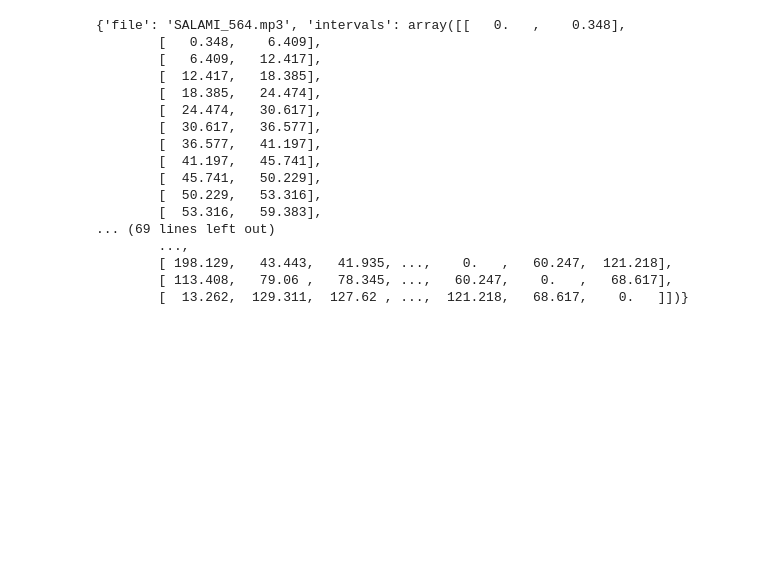
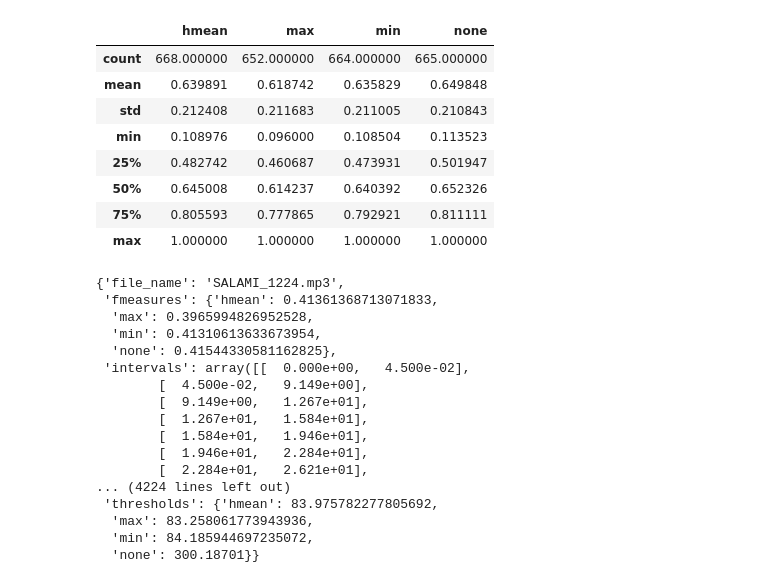
Before and after one commit to urinieto/similarity_classification, a Jupyter notebook: notes/Repetition detection threshold.ipynb, the cells around one changed output. Drawn from its saved outputs; the diff is of its cells as text; code cells hidden in the pictures; blank space fills up the shorter version.

```diff
--- a/notes/Repetition detection threshold.ipynb
+++ b/notes/Repetition detection threshold.ipynb
@@ -130,21 +161,35 @@ sklearn       module      <module 'sklearn' from '/<...>rn/sklearn/__init__.pyc'
+# %%
+fscores = pd.DataFrame.from_dict([f['fmeasures'] for f in file_scores if f['fmeasures'] is not None])
+# %%
+fscores.describe()
+# %% [output]
+|  | hmean | max | min | none |
+| count | 668.000000 | 652.000000 | 664.000000 | 665.000000 |
+| mean | 0.639891 | 0.618742 | 0.635829 | 0.649848 |
+| std | 0.212408 | 0.211683 | 0.211005 | 0.210843 |
+| min | 0.108976 | 0.096000 | 0.108504 | 0.113523 |
+| 25% | 0.482742 | 0.460687 | 0.473931 | 0.501947 |
+| 50% | 0.645008 | 0.614237 | 0.640392 | 0.652326 |
+| 75% | 0.805593 | 0.777865 | 0.792921 | 0.811111 |
+| max | 1.000000 | 1.000000 | 1.000000 | 1.000000 |
 # %%
-file_scores[3]
+file_scores[k]
 # %% [output]
-{'file': 'SALAMI_564.mp3', 'intervals': array([[   0.   ,    0.348],
-        [   0.348,    6.409],
-        [   6.409,   12.417],
-        [  12.417,   18.385],
-        [  18.385,   24.474],
-        [  24.474,   30.617],
-        [  30.617,   36.577],
-        [  36.577,   41.197],
-        [  41.197,   45.741],
-        [  45.741,   50.229],
-        [  50.229,   53.316],
-        [  53.316,   59.383],
-... (69 lines left out)
-        ...,
-        [ 198.129,   43.443,   41.935, ...,    0.   ,   60.247,  121.218],
-        [ 113.408,   79.06 ,   78.345, ...,   60.247,    0.   ,   68.617],
-        [  13.262,  129.311,  127.62 , ...,  121.218,   68.617,    0.   ]])}
+{'file_name': 'SALAMI_1224.mp3',
+ 'fmeasures': {'hmean': 0.41361368713071833,
+  'max': 0.3965994826952528,
+  'min': 0.41310613633673954,
+  'none': 0.41544330581162825},
+ 'intervals': array([[  0.000e+00,   4.500e-02],
+        [  4.500e-02,   9.149e+00],
+        [  9.149e+00,   1.267e+01],
+        [  1.267e+01,   1.584e+01],
+        [  1.584e+01,   1.946e+01],
+        [  1.946e+01,   2.284e+01],
+        [  2.284e+01,   2.621e+01],
+... (4224 lines left out)
+ 'thresholds': {'hmean': 83.975782277805692,
+  'max': 83.258061773943936,
+  'min': 84.185944697235072,
+  'none': 300.18701}}
 # %%
```
Also changed, not shown: parts of 11 cells of this notebook.
